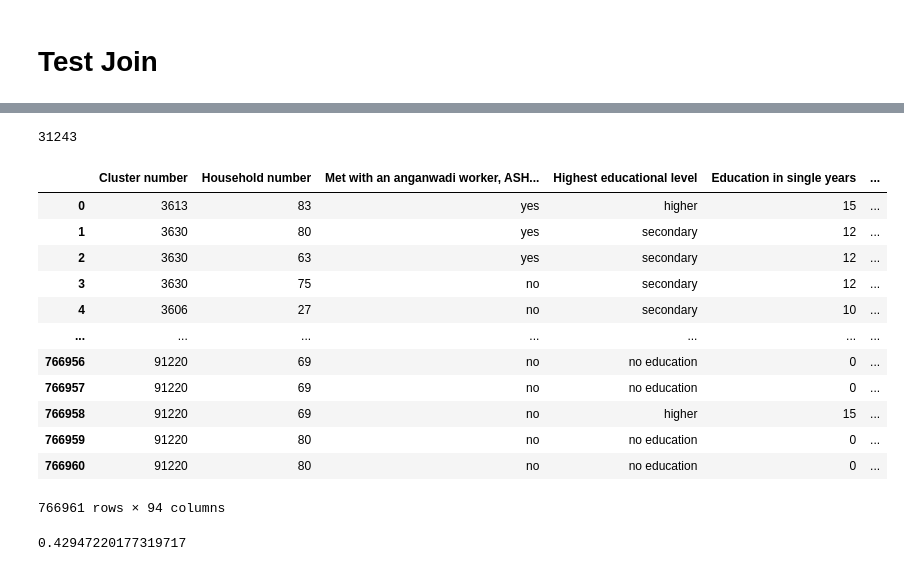
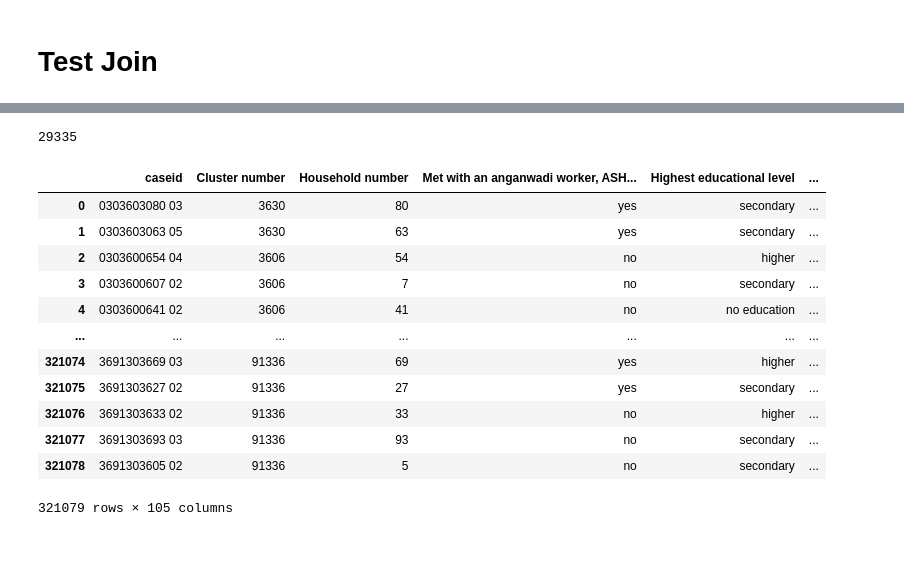
Before and after one commit to SaiSiddhardhaKalla/Master_Thesis, a Jupyter notebook: 15_DHS.ipynb, the cells around one changed output, grey strips where cells are left out. Saved outputs shown, nothing was run; the diff lists cells and outputs as text; code cells hidden in the pictures.

```diff
--- a/15_DHS.ipynb
+++ b/15_DHS.ipynb
@@ -360,7 +439,8 @@ print(df_cleaned_filter2.dtypes)
 sub = pd.read_csv('/Users/sid/Library/CloudStorage/OneDrive-DeakinUniversity/UDocs - D/DataSets/DHS/dhs_subd.csv')
 gp = pd.read_csv('/Users/sid/Library/CloudStorage/OneDrive-DeakinUniversity/UDocs - D/DataSets/DHS/dhs_gp.csv')
 prop = pd.read_csv('/Users/sid/Library/CloudStorage/OneDrive-DeakinUniversity/UDocs - D/DataSets/DHS/dhs_gp_prop.csv')
-dhs = pd.read_csv('/Users/sid/Library/CloudStorage/OneDrive-DeakinUniversity/UDocs - D/DataSets/DHS/BR/BR_python_filter.csv')
+dhs = pd.read_csv('/Users/sid/Library/CloudStorage/OneDrive-DeakinUniversity/UDocs - D/DataSets/DHS/BR/BR_python_filter_final.csv')
+dhs_old = pd.read_csv('/Users/sid/Library/CloudStorage/OneDrive-DeakinUniversity/UDocs - D/DataSets/DHS/BR/BR_python_filter.csv')
 meg_sorted = pd.read_csv('/Users/sid/Library/CloudStorage/OneDrive-DeakinUniversity/UDocs - D/DataSets/ma2020/2020_Villages_sorted.csv')
 lum12_sorted = pd.read_csv('/Users/sid/Library/CloudStorage/OneDrive-DeakinUniversity/UDocs - D/DataSets/ma2020/2011_Villages_sorted.csv')
 # df_cleaned = pd.read_csv('/Users/sid/Desktop/DHS/BR/BR_python_all.csv')
@@ -434,25 +593,27 @@ lum = lum11.groupby(['state', 'district', 'subdistrict', 'gp', 'gpcode']).agg(ag
 # %%
-dhs_gp_join = pd.merge(dhs,gp,left_on='Cluster number',right_on='DHSCLUST',how='left')
-dhs_gp_join = dhs_gp_join.dropna(subset=['DHSCLUST','gp_name'])
-dhs_gp_join = dhs_gp_join.rename(columns={
-                                        'stname':'state',
-                                        'dtname':'district',
-                                        'sdtname':'subdistrict',
-                                        'gp_name':'gp',
-                                        'gp_code':'gpcode',
-                                        })
+# # DHS-OLD
 
-dhs_post = dhs_gp_join[dhs_gp_join['period'] == 1 ]
-dhs_pre = dhs_gp_join[dhs_gp_join['period'] == 0 ]
+# dhs_gp_join = pd.merge(dhs_old,gp,left_on='Cluster number',right_on='DHSCLUST',how='left')
+# dhs_gp_join = dhs_gp_join.dropna(subset=['DHSCLUST','gp_name'])
+# dhs_gp_join = dhs_gp_join.rename(columns={
+#                                         'stname':'state',
+#                                         'dtname':'district',
+#                                         'sdtname':'subdistrict',
+#                                         'gp_name':'gp',
+#                                         'gp_code':'gpcode',
+#                                         })
+
+# dhs_post = dhs_gp_join[dhs_gp_join['period'] == 1 ]
+# dhs_pre = dhs_gp_join[dhs_gp_join['period'] == 0 ]
 
 
-dhs_ma_post = pd.merge(dhs_post,meg,on=['state','state_lgd', 'district', 'dist_lgd',
-                                            'subdistrict', 'subdt_lgd','gp', 'gpcode'],how='left')
-dhs_ma_pre = pd.merge(dhs_pre,lum,on=['state','state_lgd', 'district', 'dist_lgd',
-                                            'subdistrict', 'subdt_lgd','gp', 'gpcode'],how='left')
-dhs_ma_join = pd.concat([dhs_ma_post,dhs_ma_pre])
-dhs_ma_join = dhs_ma_join.dropna(subset=['year'])
-# dhs_ma_join
+# dhs_ma_post = pd.merge(dhs_post,meg,on=['state','state_lgd', 'district', 'dist_lgd',
+#                                             'subdistrict', 'subdt_lgd','gp', 'gpcode'],how='left')
+# dhs_ma_pre = pd.merge(dhs_pre,lum,on=['state','state_lgd', 'district', 'dist_lgd',
+#                                             'subdistrict', 'subdt_lgd','gp', 'gpcode'],how='left')
+# dhs_ma_join = pd.concat([dhs_ma_post,dhs_ma_pre])
+# dhs_ma_join = dhs_ma_join.dropna(subset=['year'])
+# # dhs_ma_join
 # %%
 state_to_zone = {
     'ANDHRA PRADESH': 'A',
@@ -499,6 +661,7 @@ dhs_ma_join
 
 dhs_ma2 = dhs_ma_join.drop_duplicates(subset={'year','state','district','subdistrict','gp','gpcode'})
 dhs_ma2 = dhs_ma2[['year','state','district','subdistrict','gp','gpcode','mcwc']]
+dhs_ma2 = dhs_ma2.dropna(subset='year')
 pivot_df = dhs_ma2.pivot(index=['state','district','subdistrict','gp','gpcode'], columns='year', values=['mcwc']).reset_index()
 
 # Rename columns for clarity
@@ -511,50 +674,45 @@ pivot_df['treated'] = np.where(pivot_df['iti_2011'] >= pivot_df['iti_2020'], 0,
 # pivot_df['intensity']=pivot_df['iti_2020']-pivot_df['iti_2011']
 # pivot_df['density']=pivot_df['mcwc_dens_2020']-pivot_df['mcwc_dens_2011']
 
 # Adjust intensity based on the conditions
 # pivot_df['intensity'] = pivot_df.apply(
 #     lambda row: 0 if row['intensity'] < 0 or row['iti_2011'] == row['iti_2020'] else row['intensity'],
 #     axis=1
 # )
 # pivot_df['density'] = pivot_df.apply(
 #     lambda row: 0 if row['density'] < 0  else row['density'],
 #     axis=1
 # )
 # Drop duplicates to avoid issues in the merge step
 # dissorted_sync = dissorted_sync.drop_duplicates(subset=['vil_code', 'year'])
 
 # Merge the treated column back to the original DataFrame
 dhs_ma2 = pd.merge(dhs_ma2, pivot_df[['state','district','subdistrict','gp','gpcode', 'treated','iti_2011', 'iti_2020'
                                                     # 'intensity','mcwc_dens_2020','mcwc_dens_2011','density'
                                                     ]]
                                 , on=['state','district','subdistrict','gp','gpcode'], how='left')
 dhs_ma2['treated'] = np.where(dhs_ma2['iti_2020'].isna() | dhs_ma2['iti_2011'].isna(), 0, dhs_ma2['treated'])
 dhs_ma2 = dhs_ma2[['year','state','district','subdistrict','gp','gpcode','mcwc','treated']]
 
 print(len(dhs_ma2))
 
 dhs_ma_join = pd.merge(dhs_ma_join, dhs_ma2, on= ['state','district','subdistrict','gp','gpcode','mcwc','year'], how='left')
-dhs_ma_join['unique_id'] = dhs_ma_join['state'] + '_' + dhs_ma_join['district'] + '_' + dhs_ma_join['subdistrict']+ '_' + dhs_ma_join['gp']
+# dhs_ma_join['unique_id'] = dhs_ma_join['state'] + '_' + dhs_ma_join['district'] + '_' + dhs_ma_join['subdistrict']+ '_' + dhs_ma_join['gp']
 dhs_ma_join
 
 # dhs_ma2
 # %% [output]
-31243
+29335
-|  | Cluster number | Household number | Met with an anganwadi worker, ASH... | Highest educational level | Education in single years | ... |
-| 0 | 3613 | 83 | yes | higher | 15 | ... |
-| 1 | 3630 | 80 | yes | secondary | 12 | ... |
-| 2 | 3630 | 63 | yes | secondary | 12 | ... |
-| 3 | 3630 | 75 | no | secondary | 12 | ... |
-| 4 | 3606 | 27 | no | secondary | 10 | ... |
+|  | caseid | Cluster number | Household number | Met with an anganwadi worker, ASH... | Highest educational level | ... |
+| 0 | 0303603080 03 | 3630 | 80 | yes | secondary | ... |
+| 1 | 0303603063 05 | 3630 | 63 | yes | secondary | ... |
+| 2 | 0303600654 04 | 3606 | 54 | no | higher | ... |
+| 3 | 0303600607 02 | 3606 | 7 | no | secondary | ... |
+| 4 | 0303600641 02 | 3606 | 41 | no | no education | ... |
 | ... | ... | ... | ... | ... | ... | ... |
-| 766956 | 91220 | 69 | no | no education | 0 | ... |
-| 766957 | 91220 | 69 | no | no education | 0 | ... |
-| 766958 | 91220 | 69 | no | higher | 15 | ... |
-| 766959 | 91220 | 80 | no | no education | 0 | ... |
-| 766960 | 91220 | 80 | no | no education | 0 | ... |
+| 321074 | 3691303669 03 | 91336 | 69 | yes | higher | ... |
+| 321075 | 3691303627 02 | 91336 | 27 | yes | secondary | ... |
+| 321076 | 3691303633 02 | 91336 | 33 | no | higher | ... |
+| 321077 | 3691303693 03 | 91336 | 93 | no | secondary | ... |
+| 321078 | 3691303605 02 | 91336 | 5 | no | secondary | ... |
-766961 rows × 94 columns
+321079 rows × 105 columns
-# %%
-print(dhs_ma2['treated'].mean())
-# print(dhs_ma_join['Fertility preference'].unique())
-# %% [output]
-0.42947220177319717
```
Also changed, not shown: parts of 13 cells of this notebook, 3 other files.
